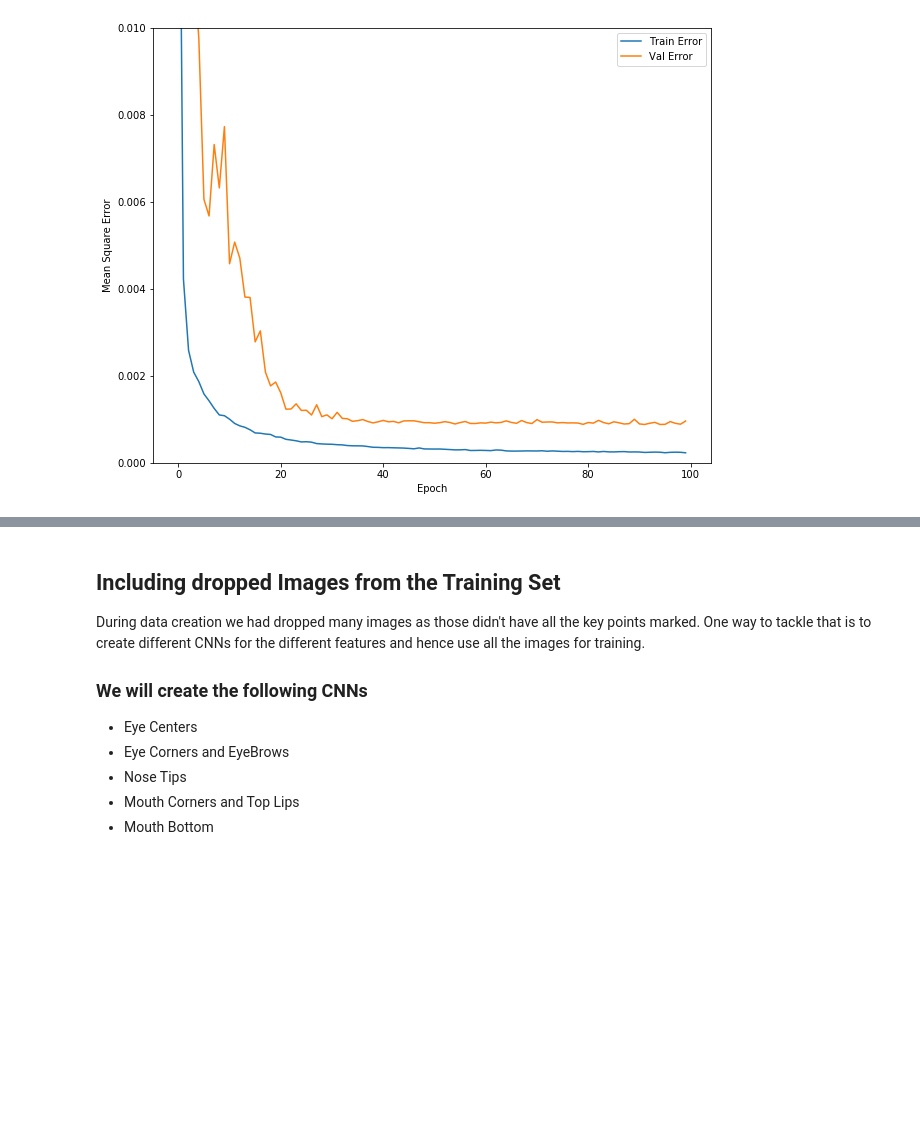
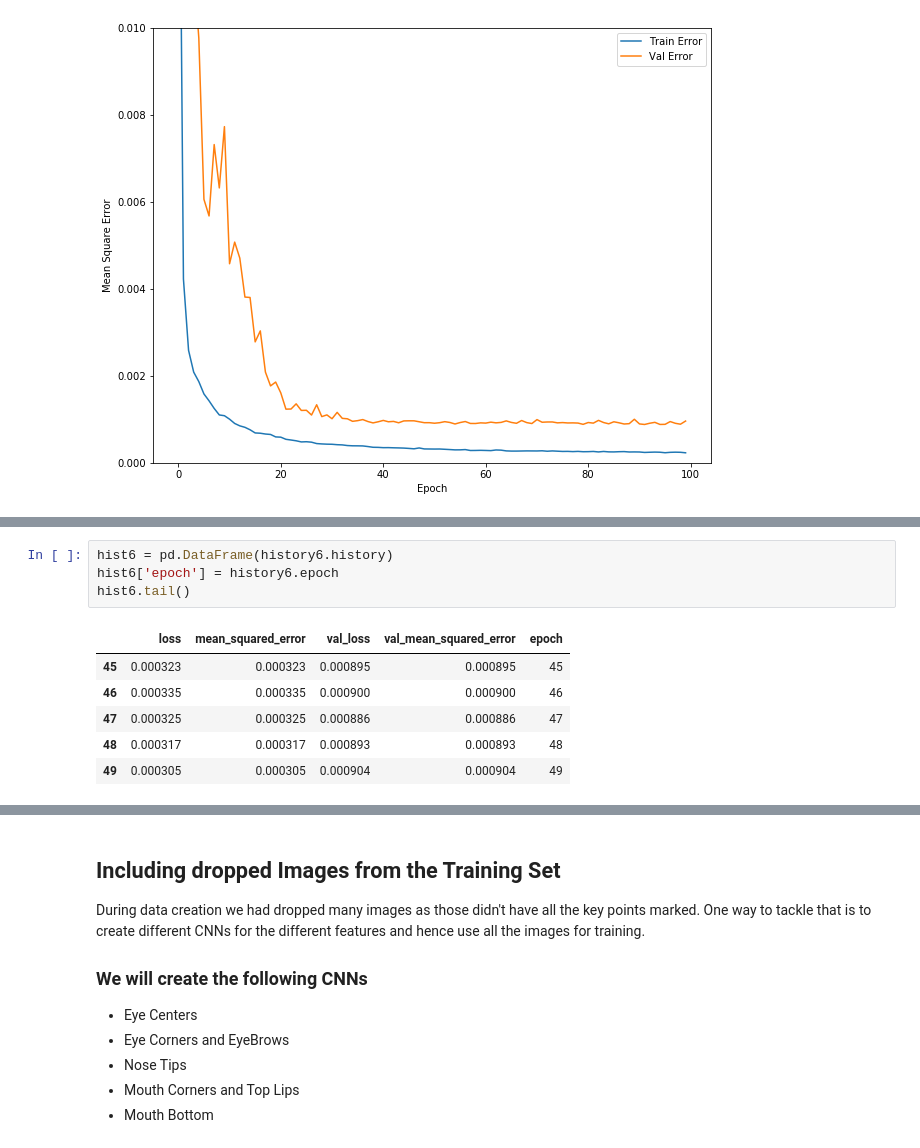
Before and after one commit to anupjha10/W207_ML_FINAL_Project, a Jupyter notebook: Final_Project_Anish_Anup.ipynb, the cells around one changed output, grey strips where cells are left out. Saved outputs shown, nothing was run; the diff lists cells and outputs as text; blank space fills up the shorter version.

```diff
--- a/Final_Project_Anish_Anup.ipynb
+++ b/Final_Project_Anish_Anup.ipynb
@@ -909,0 +1219,11 @@ Let us use this model to find the overall RMSE for the training set and plot the
+# %%
+hist6 = pd.DataFrame(history6.history)
+hist6['epoch'] = history6.epoch
+hist6.tail()
+# %% [output]
+|  | loss | mean_squared_error | val_loss | val_mean_squared_error | epoch |
+| 45 | 0.000323 | 0.000323 | 0.000895 | 0.000895 | 45 |
+| 46 | 0.000335 | 0.000335 | 0.000900 | 0.000900 | 46 |
+| 47 | 0.000325 | 0.000325 | 0.000886 | 0.000886 | 47 |
+| 48 | 0.000317 | 0.000317 | 0.000893 | 0.000893 | 48 |
+| 49 | 0.000305 | 0.000305 | 0.000904 | 0.000904 | 49 |
```
Also changed, not shown: parts of 17 cells of this notebook.
